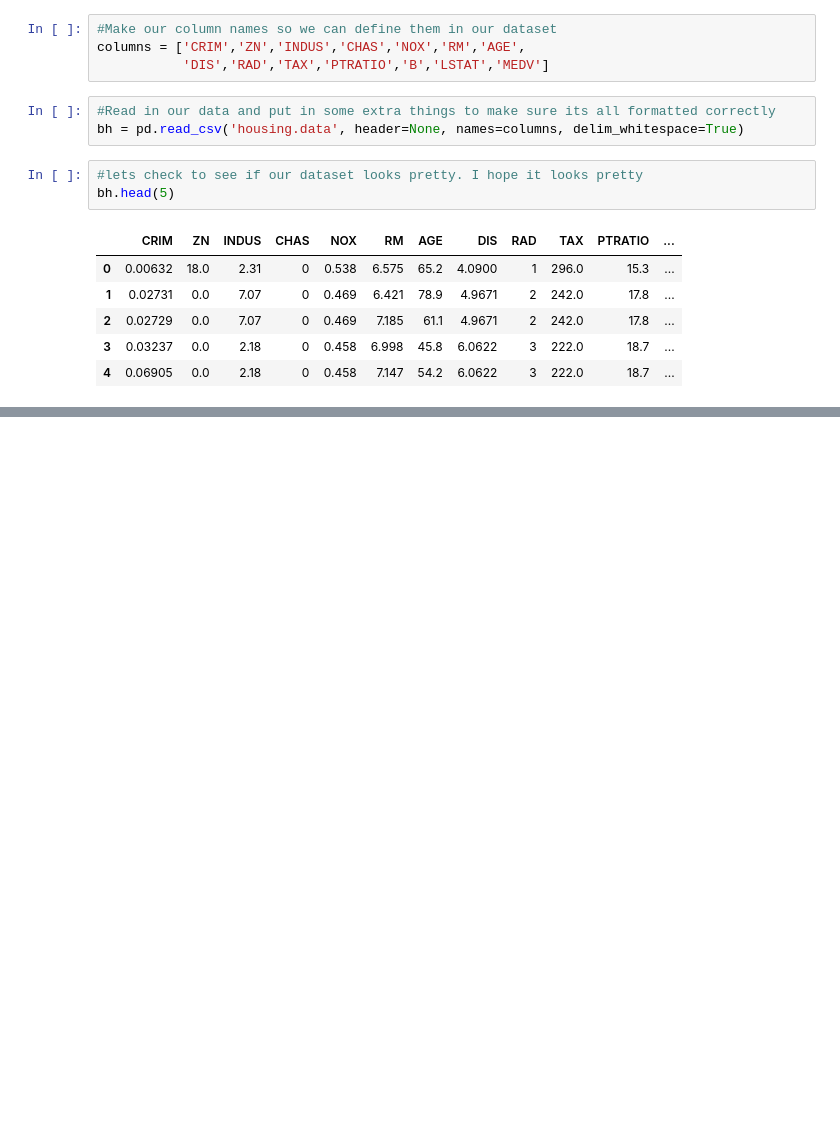
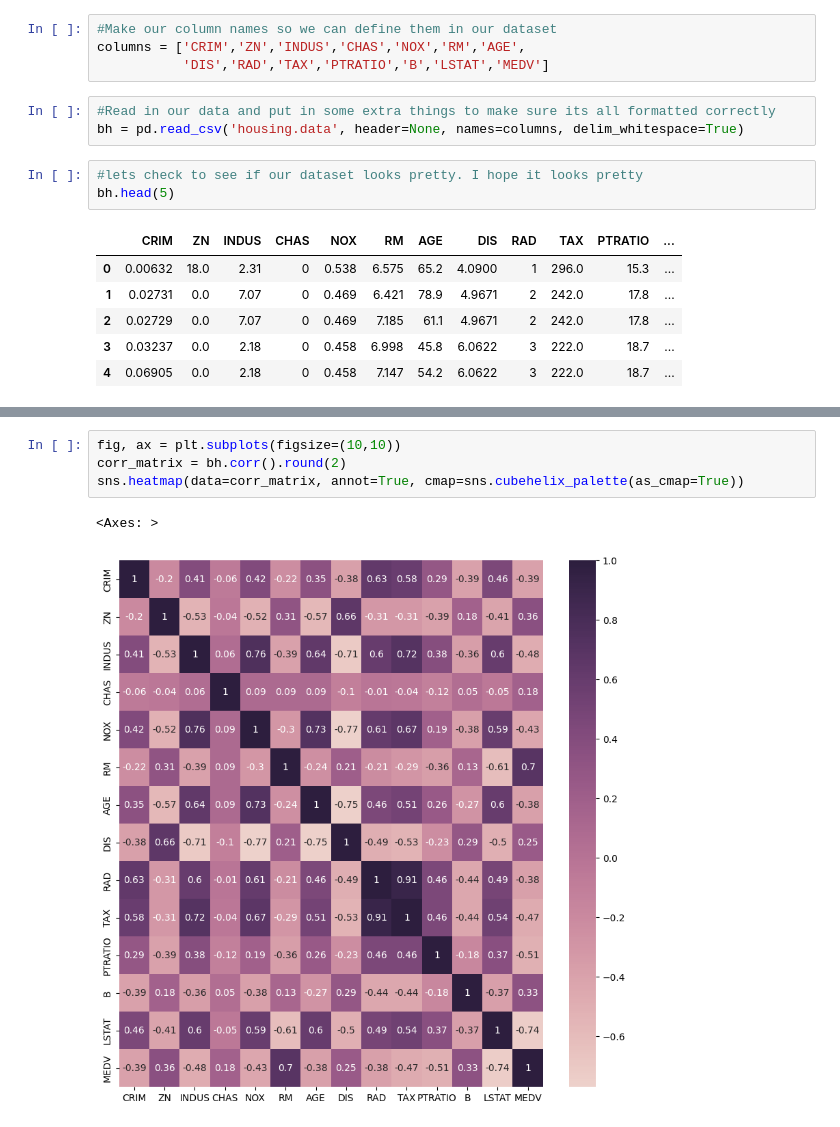
Before and after one commit to AnnetteTamakloe/Machine-Learning-Boston-Housing-Dataset, a Jupyter notebook: ML_intro.ipynb, the cells around one changed output, grey strips where cells are left out. Saved outputs shown, nothing was run; the diff lists cells and outputs as text; blank space fills up the shorter version.

```diff
--- a/ML_intro.ipynb
+++ b/ML_intro.ipynb
@@ -160,0 +192,7 @@ bh.describe()
+# %%
+fig, ax = plt.subplots(figsize=(10,10))
+corr_matrix = bh.corr().round(2)
+sns.heatmap(data=corr_matrix, annot=True, cmap=sns.cubehelix_palette(as_cmap=True))
+# %% [output]
+<Axes: >
+[figure, added]
```
Also changed, not shown: parts of 5 cells of this notebook.
